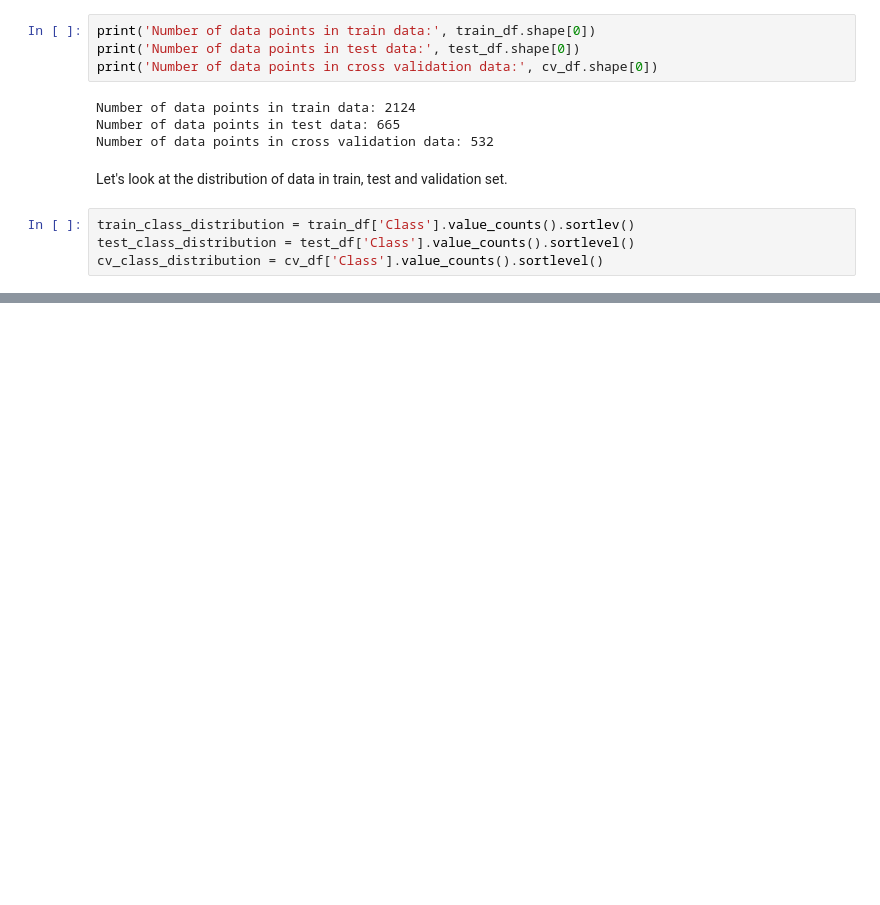
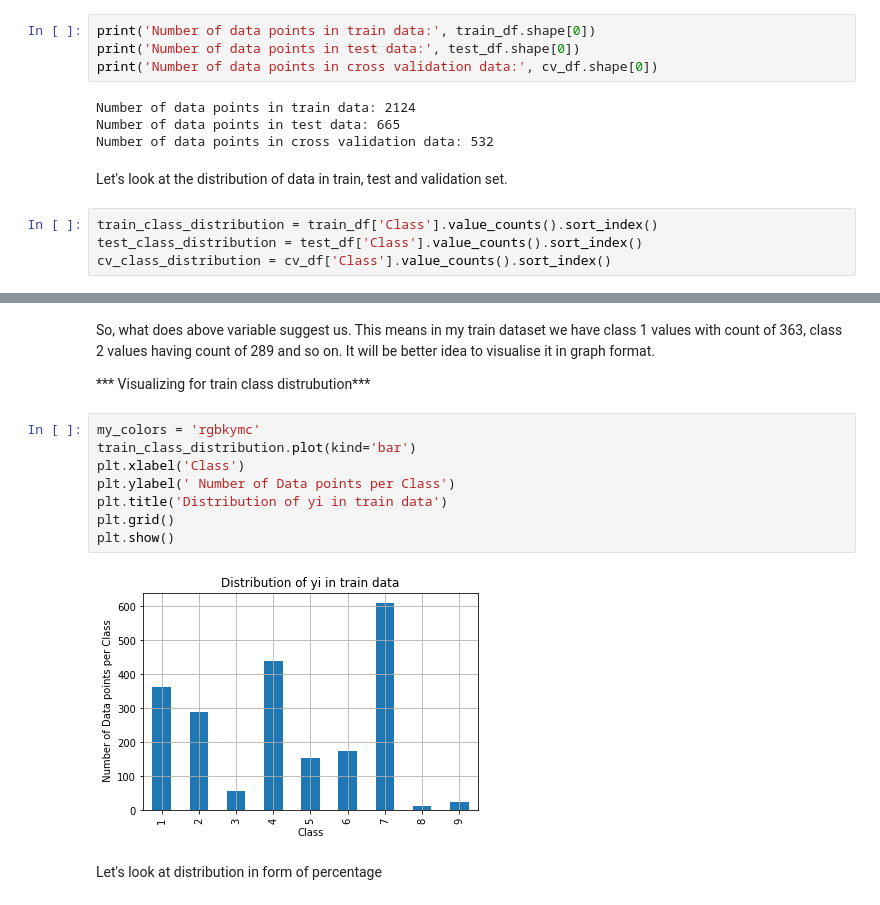
Before and after one commit to R-aryan/Genetic-Mutations, a Jupyter notebook: mutations.ipynb, the cells around one changed output, grey strips where cells are left out. Saved outputs shown, nothing was run; the diff lists cells and outputs as text; blank space fills up the shorter version.

```diff
--- a/mutations.ipynb
+++ b/mutations.ipynb
@@ -291,6 +287,6 @@ Number of data points in cross validation data: 532
 # %% [markdown]
 Let's look at the distribution of data in train, test and validation set.
 # %%
-train_class_distribution = train_df['Class'].value_counts().sortlev()
-test_class_distribution = test_df['Class'].value_counts().sortlevel()
-cv_class_distribution = cv_df['Class'].value_counts().sortlevel()
+train_class_distribution = train_df['Class'].value_counts().sort_index()
+test_class_distribution = test_df['Class'].value_counts().sort_index()
+cv_class_distribution = cv_df['Class'].value_counts().sort_index()
@@ -298,0 +306,16 @@ AttributeError: 'Series' object has no attribute 'sortlevel'
+# %% [markdown]
+So, what does above variable suggest us. This means in my train dataset we have class 1 values with count of 363, class 2 values having count of 289 and so on. It will be better idea to visualise it in graph format.
+
+*** Visualizing for train class distrubution***
+# %%
+my_colors = 'rgbkymc'
+train_class_distribution.plot(kind='bar')
+plt.xlabel('Class')
+plt.ylabel(' Number of Data points per Class')
+plt.title('Distribution of yi in train data')
+plt.grid()
+plt.show()
+# %% [output]
+[figure, added]
+# %% [markdown]
+Let's look at distribution in form of percentage
```
Also changed, not shown: parts of 4 cells of this notebook.
